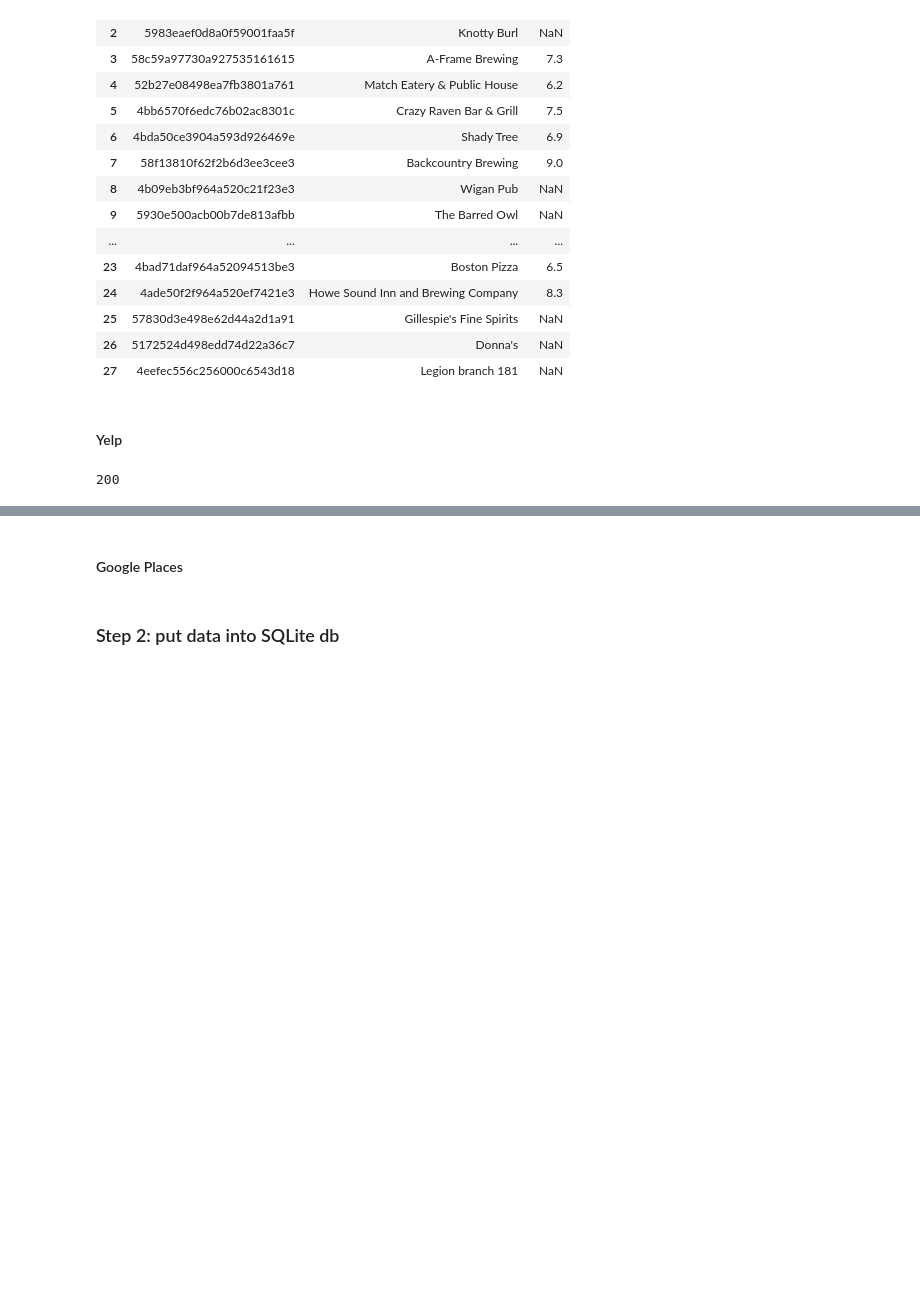
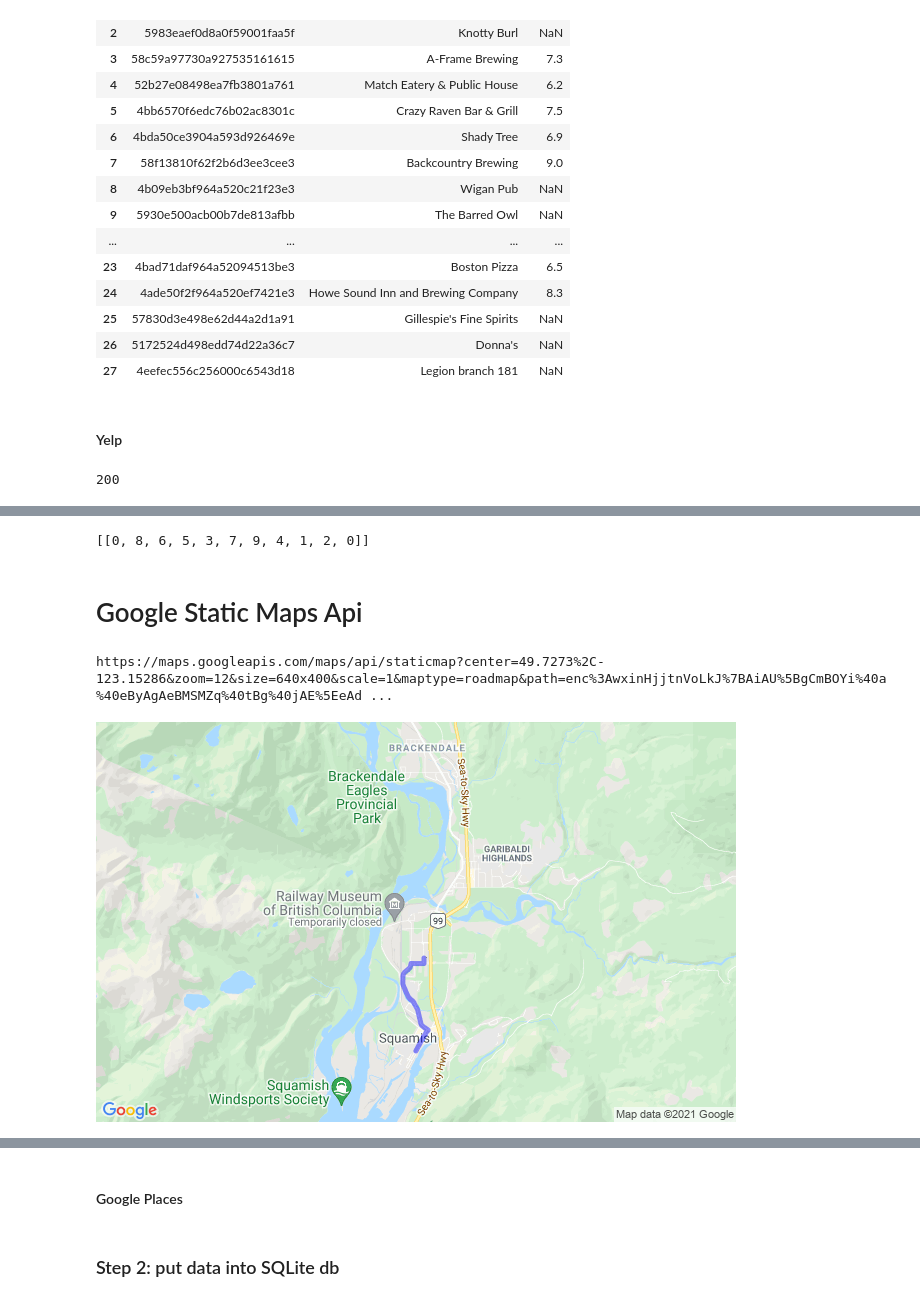
Before and after one commit to KyleKulas/lighthouse_data_notes, a Jupyter notebook: Week_2/mini-project-II-master/mini_project2_kylekulas.ipynb, the cells around one changed output, grey strips where cells are left out. Cells and saved outputs as stored; diff of their text form; code cells hidden in the pictures; blank space fills up the shorter version.

Commit message:
multiple maps saved to file working

```diff
--- a/Week_2/mini-project-II-master/mini_project2_kylekulas.ipynb
+++ b/Week_2/mini-project-II-master/mini_project2_kylekulas.ipynb
@@ -305,0 +520,33 @@ filtered_yelp_df
+# %%
+route_list
+# %% [output]
+[[0, 8, 6, 5, 3, 7, 9, 4, 1, 2, 0]]
+# %% [markdown]
+# Google Static Maps Api
+# %%
+# single map in this cell. See cell below for multiple maps
+
+# Set lat and long for center of map
+latitude = '49.7273'
+longitude = '-123.15286'
+
+
+polyline = direction_poly[0][4]
+
+# Request
+url = "https://maps.googleapis.com/maps/api/staticmap"
+options = {'center': str(latitude) + ',' + str(longitude),
+          'zoom': 12,
+          'size': '640x400',
+           'scale': 1,
+          'maptype':'roadmap', # roadmap, satellite, terrain, hybrid
+           'path': f'enc:{polyline}',
+           'key': cfg.GOOGLE_API_KEY
+          }
+response = re.get(url, params=options)
+image = Image.open(re.get(url, params=options, stream=True).raw)
+print(response.url)
+image
+# %% [output]
+https://maps.googleapis.com/maps/api/staticmap?center=49.7273%2C-123.15286&zoom=12&size=640x400&scale=1&maptype=roadmap&path=enc%3AwxinHjjtnVoLkJ%7BAiAU%5BgCmBOYi%40a%40eByAgAeBMSMZq%40tBg%40jAE%5EeAd ...
+[figure, added]
```
Also changed, not shown: parts of 10 cells of this notebook, 2 other files.
